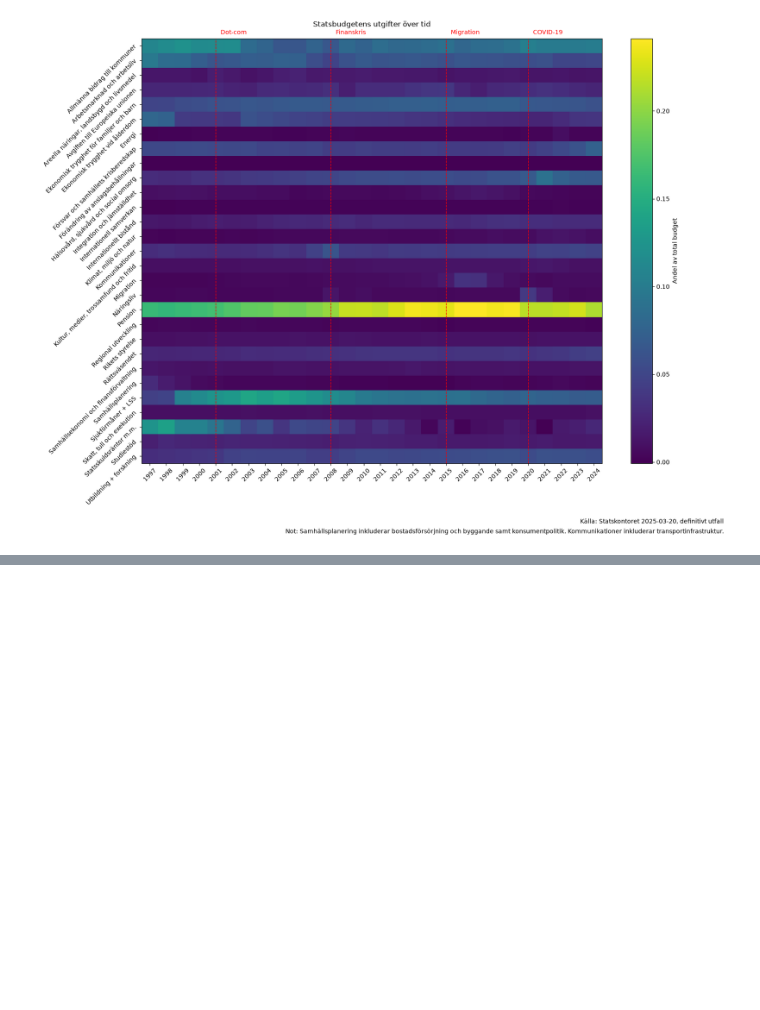
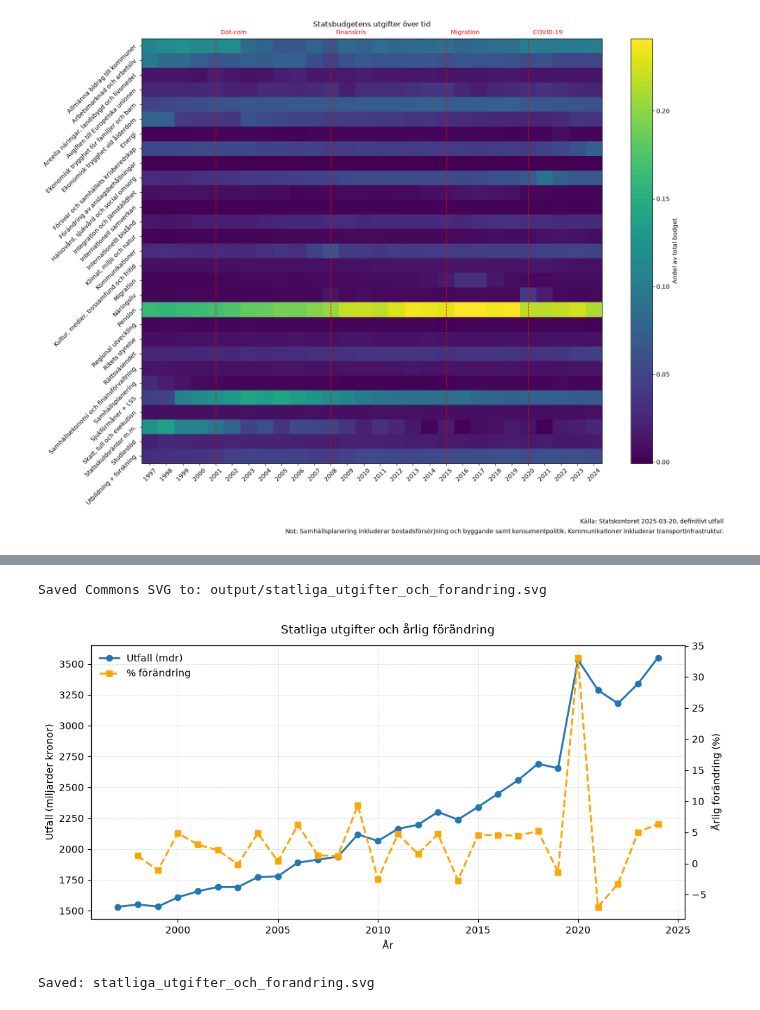
Before and after one commit to dpriskorn/statens-utgifter, a Jupyter notebook: årsutfall.1997-2024.ipynb, the cells around one changed output, grey strips where cells are left out. Cells and saved outputs as stored; diff of their text form; code cells hidden in the pictures; blank space fills up the shorter version.

Commit message:
Fix ren svg version och flytta events labels ned.

```diff
--- a/årsutfall.1997-2024.ipynb
+++ b/årsutfall.1997-2024.ipynb
@@ -464,0 +510,54 @@ Saved to: output/statsbudget_utgifter.svg
+# %%
+import matplotlib.pyplot as plt
+
+yearly = df.groupby("År")["Utfall_mdr"].sum().sort_index()
+pct_change = yearly.pct_change() * 100
+
+fig, ax1 = plt.subplots(figsize=(10, 5))
+
+# --- nivå (huvudserie)
+ax1.plot(
+    yearly.index,
+    yearly.values,
+    marker="o",
+    linewidth=2,
+    label="Utfall (mdr)"
+)
+ax1.set_ylabel("Utfall (miljarder kronor)")
+ax1.set_xlabel("År")
+ax1.grid(True, linestyle="--", linewidth=0.5, alpha=0.5)
+
+# --- % förändring (sekundär axel)
+ax2 = ax1.twinx()
+ax2.plot(
+    pct_change.index,
+    pct_change.values,
+    marker="s",
+    linestyle="--",
+    linewidth=2,
+    color="orange",
+    label="% förändring"
+)
+ax2.set_ylabel("Årlig förändring (%)")
+
+# --- gemensam legend
+lines1, labels1 = ax1.get_legend_handles_labels()
+lines2, labels2 = ax2.get_legend_handles_labels()
+ax1.legend(lines1 + lines2, labels1 + labels2, loc="upper left", frameon=False)
+
+# --- titel
+plt.title("Statliga utgifter och årlig förändring", pad=12)
+
+plt.tight_layout()
+
+# --- export för Wikimedia Commons
+out_path = "statliga_utgifter_och_forandring.svg"
+save_commons_svg(fig, out_path)
+
+plt.show()
+
+print("Saved:", out_path)
+# %% [output]
+Saved Commons SVG to: output/statliga_utgifter_och_forandring.svg
+[figure, added]
+Saved: statliga_utgifter_och_forandring.svg
```
Also changed, not shown: parts of 3 cells of this notebook.
